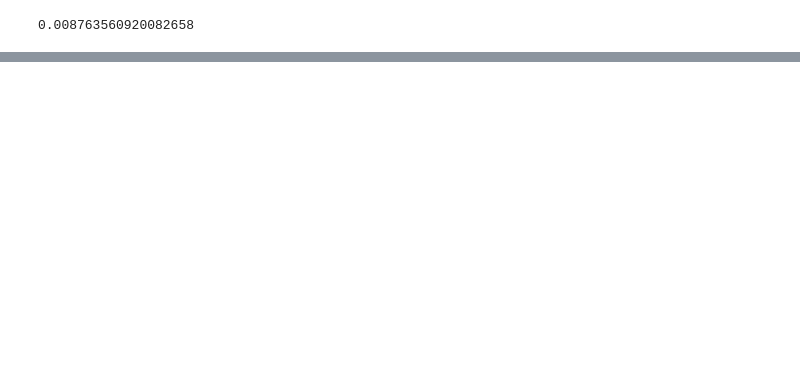
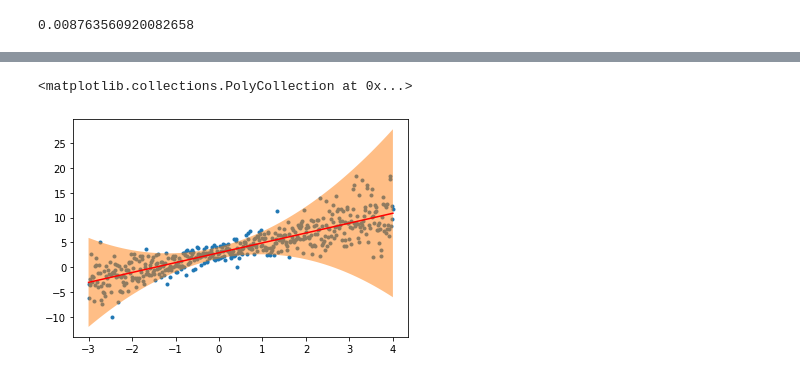
Before and after one commit to Miralleyan/Kandidatarbete, a Jupyter notebook: Joel/bayesian_network.ipynb, the cells around one changed output, grey strips where cells are left out. Saved outputs shown, nothing was run; the diff lists cells and outputs as text; code cells hidden in the pictures; blank space fills up the shorter version.

Commit message:
approximate function mean & variance by polynomial

```diff
--- a/Joel/bayesian_network.ipynb
+++ b/Joel/bayesian_network.ipynb
@@ -117,0 +121,3 @@ np.sqrt(0.96 * 0.04 / N)
+# %%
+def eval_powers_of_x(x, n):
+    return x.pow(torch.arange(n))
@@ -117,0 +152,24 @@ np.sqrt(0.96 * 0.04 / N)
+# %%
+model = NormalPolynomialModel()
+opt = torch.optim.Adam(model.parameters())
+
+max_epoch = 25000
+for epoch in range(max_epoch):
+    opt.zero_grad()
+
+    # if we want to use a little bit of randomness in our decent
+    # (could possibly avoid local minimums?),
+    # index x and y by sample below
+    if epoch % 10 == 0 and max_epoch - epoch > 50:
+        sample = torch.randint(N, (1, 250)).squeeze()
+    elif max_epoch - epoch == 100:
+        sample = torch.arange(0, N)
+
+    mean, var = model(x)
+    log_likelyhood = log_k_with_var(mean, var, y).sum()
+    loss = -log_likelyhood
+    loss.backward()
+    opt.step()
+
+    if epoch % 100 == 0:
+        print(f'{epoch}:: Loss = {loss.item()}')
@@ -117,0 +194,9 @@ np.sqrt(0.96 * 0.04 / N)
+# %%
+m, s = model(x)
+
+plt.scatter(x, y, marker='.')
+plt.plot(x, m.detach(), 'r')
+plt.fill_between(x.squeeze(), (m.detach()-s.detach()).squeeze(), (m.detach()+s.detach()).squeeze(), alpha=0.5)
+# %% [output]
+<matplotlib.collections.PolyCollection at 0x...>
+[figure, added]
```
Also changed, not shown: parts of 7 cells of this notebook.
